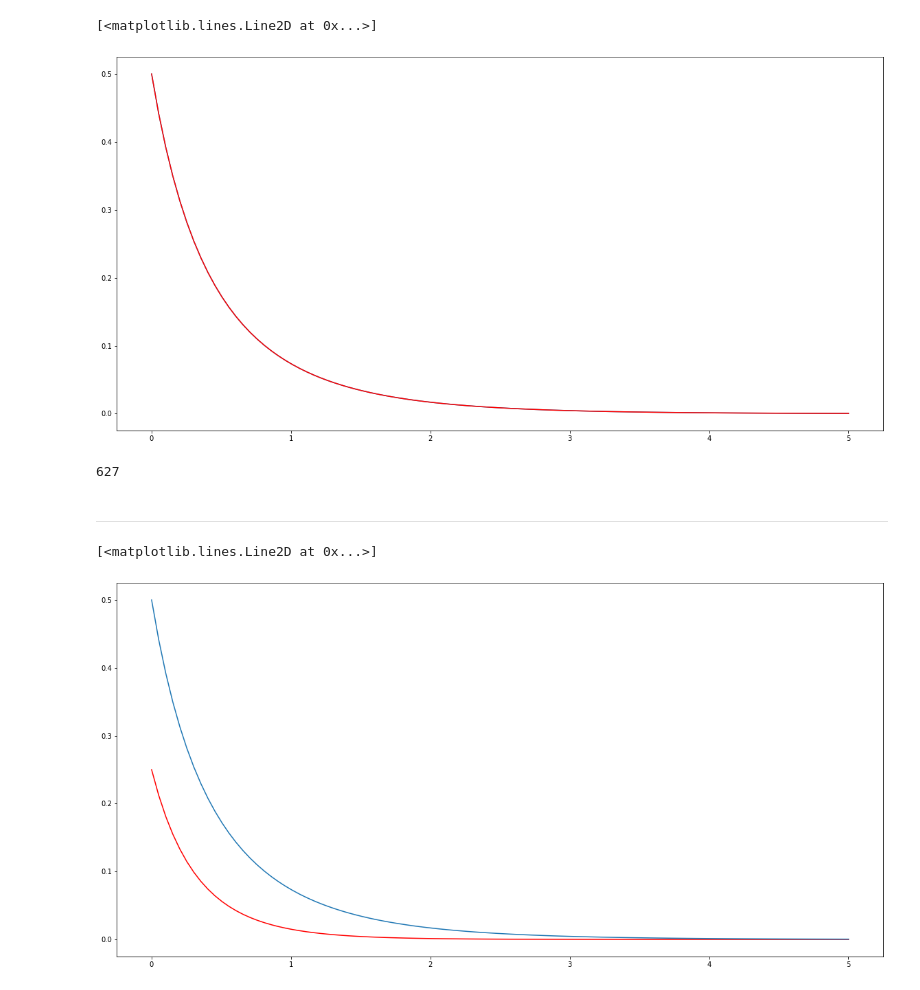
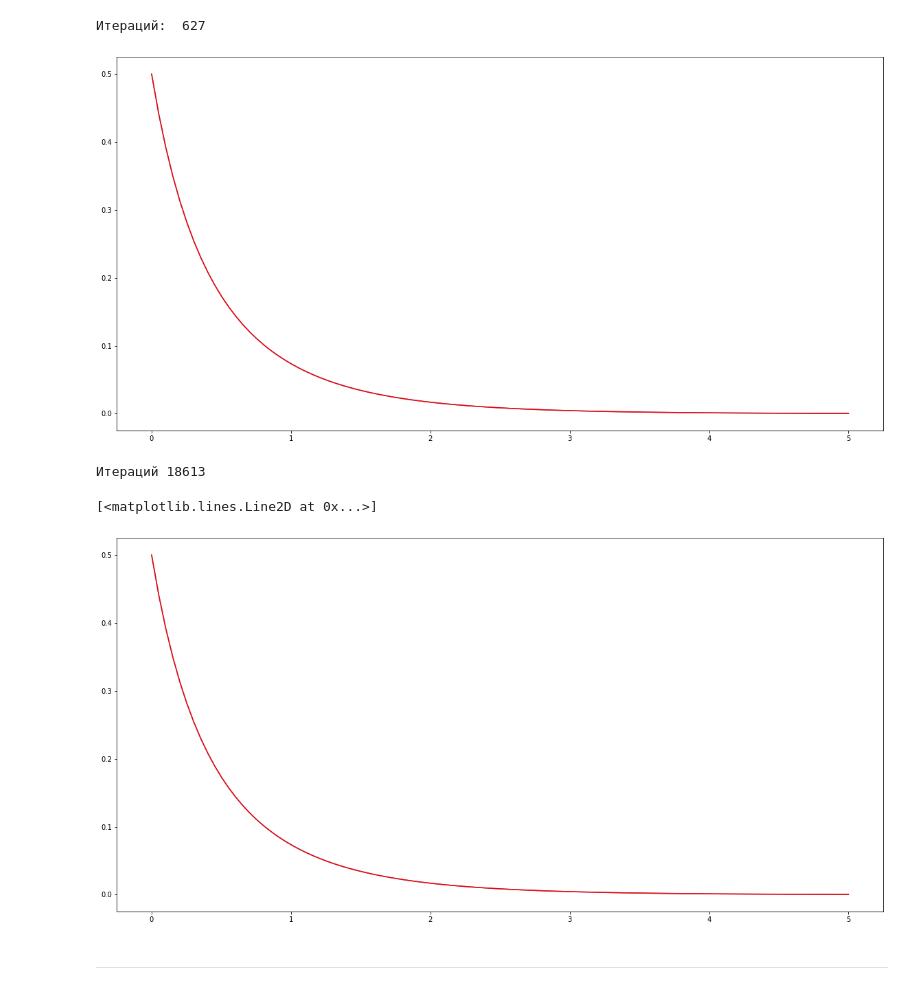
Before and after one commit to dzahbarov/opt-methods, a Jupyter notebook: lab3/lab3.ipynb, the cells around one changed output. Drawn from its saved outputs; the diff is of its cells as text; code cells hidden in the pictures.

```diff
--- a/lab3/lab3.ipynb
+++ b/lab3/lab3.ipynb
@@ -74,35 +77,56 @@ def adam(f, b1, b2, lr, start, lr_strategy=exp_lr, epoch=20, batch=1):
 
     return [np.array(points), np.array(grads), np.array(loss1)]
 # %%
-lst = adam(minimizing_func, b1=0.5, b2=0.5, lr=0.2, start=start_point, lr_strategy=exp_lr, epoch=50000,
-              batch=30)
-points = lst[0]
-grads1 = lst[1]
-loss1 = lst[2]
+points, grads2, loss1 = adam(minimizing_func, b1=0.5, b2=0.5, lr=0.2, start=start_point, lr_strategy=exp_lr, epoch=50000,
+           batch=30)
+
 ans = points[-1]
 
 plt.plot(xs, func(xs, ans[0], ans[1], ans[2]))
 
 plt.plot(xs, ys, 'r')
+
+print("Итераций: ", len(points))
 # %% [output]
-[<matplotlib.lines.Line2D at 0x...>]
+Итераций:  627
 [figure]
-# %%
-len(points)
-# %% [output]
-627
+# %%
+def minibatch_sgd(f, lr, start, lr_strategy=exp_lr, epoch=20, batch=1):
+    x = start
+
+    points = list()
+    grads = list()
+    loss = list()
+    points.append(x)
+    for i in range(1, epoch):
+        grads.append(np.linalg.norm(minibatch_grad(f, x, batch)))
+        loss.append(f(x))
+        x = x - lr_strategy(i, lr) * np.array(minibatch_grad(f, x, batch))
+        points.append(x)
+        if cancel_condition(x):
+            break
+
+    return [np.array(points), np.array(grads), np.array(loss)]
+
+
+def gd(f, lr, start, lr_strategy=const_lr, epoch=20):
+    return minibatch_sgd(f, lr, start, lr_strategy=lr_strategy, epoch=epoch, batch=30)
+# %%
+points, grads3, loss3 = gd(minimizing_func, 0.3, start=start_point, lr_strategy=const_lr, epoch=50000)
+
+print("Итераций", len(points))
+
+ans = points[-1]
+plt.plot(xs, func(xs, ans[0], ans[1], ans[2]), '-')
+
+plt.plot(xs, ys, 'r')
+# %% [output]
+Итераций 18613
+[<matplotlib.lines.Line2D at 0x...>]
+[figure, added]
 # %% [markdown]
 
 ------------------------------------------------------------------
-# %%
-
-plt.plot(xs, func(xs, *start_point), '-r')
-plt.plot(xs, ys)
-
-# plt.plot(x_data, y_data, 'ro')
-# %% [output]
-[<matplotlib.lines.Line2D at 0x...>]
-[figure, removed]
 # %%
 def cancel_condition2(x):
     return np.linalg.norm(grad(minimizing_func, x)) < 1e-6
```
Also changed, not shown: parts of 12 cells of this notebook.
